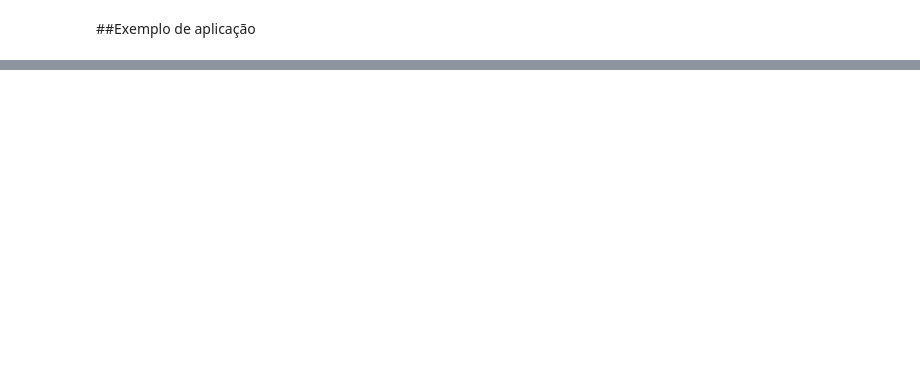
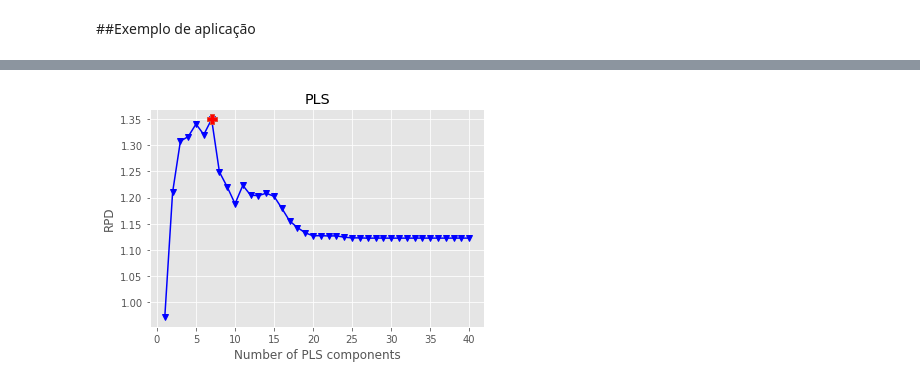
Before and after one commit to larissamazzero/RMN, a Jupyter notebook: PLS/pls.ipynb, the cells around one changed output, grey strips where cells are left out. Saved outputs shown, nothing was run; the diff lists cells and outputs as text; code cells hidden in the pictures; blank space fills up the shorter version.

```diff
--- a/PLS/pls.ipynb
+++ b/PLS/pls.ipynb
@@ -38,0 +162,4 @@ FONTE: https://www.scielo.br/j/prod/a/7Pbw8HKvxD7F87rTSLJqCFD/?format=pdf&lang=p
+# %%
+plot_metrics(rpds, 'RPD', 'max')
+# %% [output]
+[figure, added]
```
Also changed, not shown: parts of 21 cells of this notebook.
